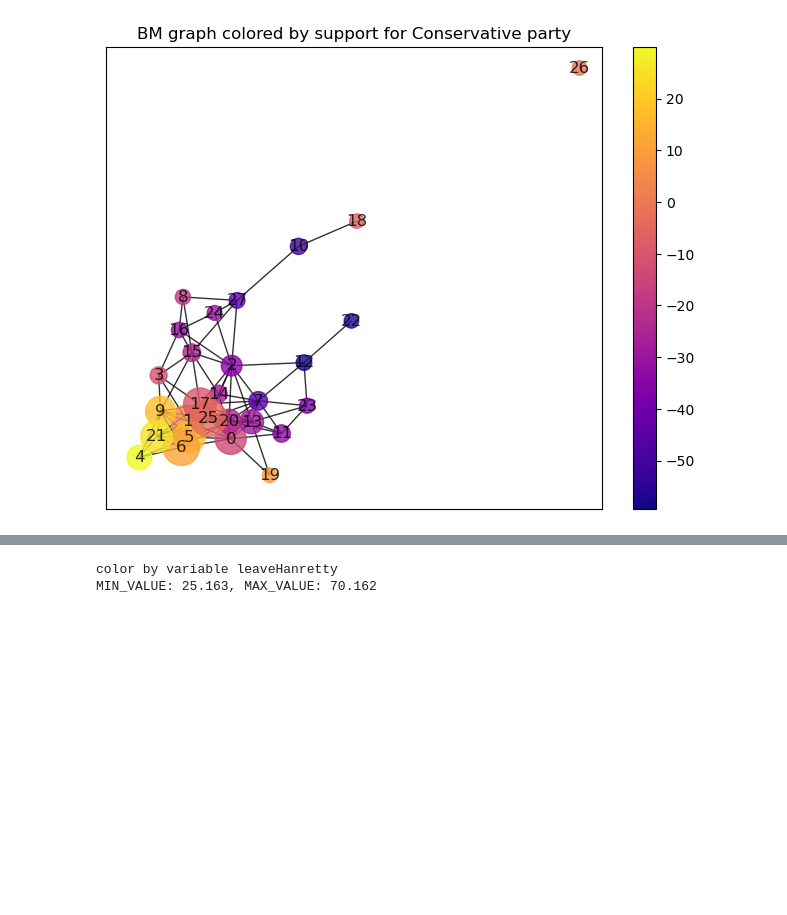
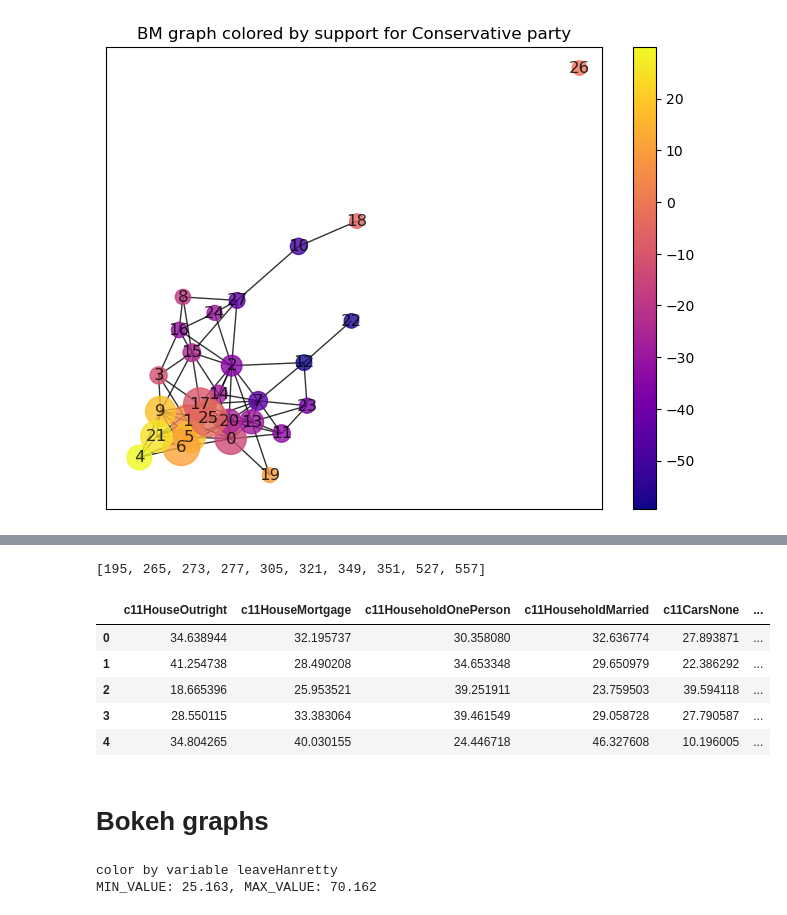
Before and after one commit to dioscuri-tda/pyBallMapper, a Jupyter notebook: notebooks/example_3_brexit.ipynb, the cells around one changed output, grey strips where cells are left out. Saved outputs shown, nothing was run; the diff lists cells and outputs as text; code cells hidden in the pictures; blank space fills up the shorter version.

```diff
--- a/notebooks/example_3_brexit.ipynb
+++ b/notebooks/example_3_brexit.ipynb
@@ -97,3 +129,21 @@ plt.show()
+# %%
+# fetching indices of the points from a certain ball pointing to the original dataset
+lists = bm.ball_data_index(ball_numbers=[27, 10])
+lists[27]
+# %% [output]
+[195, 265, 273, 277, 305, 321, 349, 351, 527, 557]
+# %%
+# get the dataframe with all the centers of the balls
+bm.landmarks_data.head()
+# %% [output]
+|  | c11HouseOutright | c11HouseMortgage | c11HouseholdOnePerson | c11HouseholdMarried | c11CarsNone | ... |
+| 0 | 34.638944 | 32.195737 | 30.358080 | 32.636774 | 27.893871 | ... |
+| 1 | 41.254738 | 28.490208 | 34.653348 | 29.650979 | 22.386292 | ... |
+| 2 | 18.665396 | 25.953521 | 39.251911 | 23.759503 | 39.594118 | ... |
+| 3 | 28.550115 | 33.383064 | 39.461549 | 29.058728 | 27.790587 | ... |
+| 4 | 34.804265 | 40.030155 | 24.446718 | 46.327608 | 10.196005 | ... |
+# %% [markdown]
+# Bokeh graphs
 # %%
 # We can plot the same graphs using Bokeh
 from pyballmapper.plotting import graph_GUI
```
Also changed, not shown: parts of 4 cells of this notebook, 2 other files.
